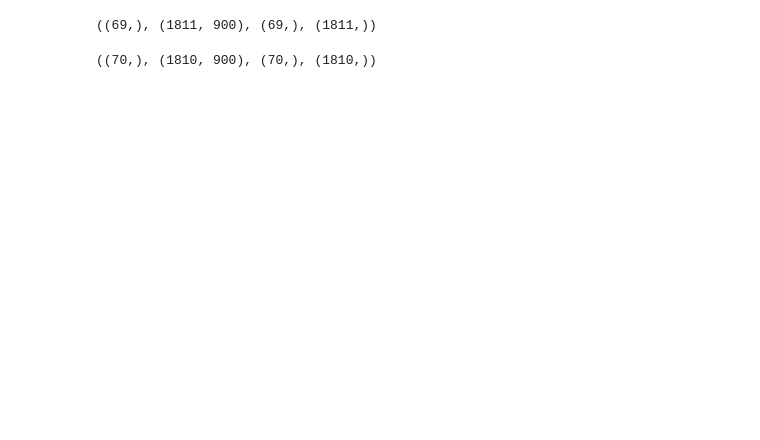
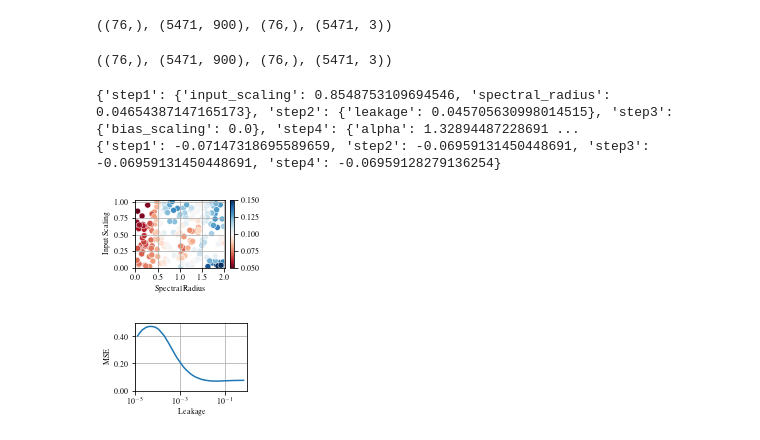
Before and after one commit to PlasmaControl/PyRCN, a Jupyter notebook: examples/Video_Door_state_Classification.ipynb, the cells around one changed output. Cells and saved outputs as stored; diff of their text form; code cells hidden in the pictures; blank space fills up the shorter version.

Commit message:
Video experiments are almost finished.

```diff
--- a/examples/Video_Door_state_Classification.ipynb
+++ b/examples/Video_Door_state_Classification.ipynb
@@ -31,7 +53,7 @@ def read_file(fname,Nfr=-1):
     N_fr=dim[0]*dim[1] # size of the input vector
     yuvfile= open(fname+'.yuv', 'rb') # Opening the video file
     door_state_file= open(fname+'.txt', 'rb') # Opening the annotation file
-    TARGET=np.zeros((T, ))
+    TARGET=np.zeros((T, 3))
     FRAMES=np.zeros((T,N_fr))
     for t in tqdm(range(T)): # for each frame
         fr2=np.zeros(N_fr)
@@ -41,13 +63,13 @@ def read_file(fname,Nfr=-1):
         # ----------------------------------
         fr2=fr2/255.0 # Normalizing the pixel values to [0,1]
         FRAMES[t,:]=fr2
-        TARGET[t] = int(door_state_file.read(1))
+        TARGET[t,int(door_state_file.read(1))] = 1 # setting the desired output class to 1
     return FRAMES, TARGET
 # %%
 try:
-    X_train, X_test, y_train, y_test = load(r"E:\RCN_CICSyN2015\Seq_video_dataset.joblib")
+    X_train, X_test, y_train, y_test = load(r"E:\RCN_CICSyN2015\Seq_video_dataset_large.joblib")
 except FileNotFoundError:
-    n_files = 1
+    n_files = 3
 
     X_total = [None] * n_files
     y_total = [None] * n_files
@@ -61,7 +83,7 @@ except FileNotFoundError:
     y_test_list = []
 
     for k in range(n_files):
-        n_sequences_total[k] = int(len(X_total[k]) / 1800)
+        n_sequences_total[k] = int(len(X_total[k]) / 5400)
         X_total[k] = np.array_split(X_total[k], n_sequences_total[k])
         y_total[k] = np.array_split(y_total[k], n_sequences_total[k])
         for m, (X, y) in enumerate(zip(X_total[k], y_total[k])):
@@ -79,18 +101,18 @@ except FileNotFoundError:
 
     for k, (X, y) in enumerate(zip(X_train_list, y_train_list)):
         X_train[k] = X.astype(float)
-        y_train[k] = y.astype(float)
+        y_train[k] = y.astype(int)
 
     for k, (X, y) in enumerate(zip(X_test_list, y_test_list)):
         X_test[k] = X.astype(float)
-        y_test[k] = y.astype(float)
+        y_test[k] = y.astype(int)
 
-    dump([X_train, X_test, y_train, y_test], r"E:\RCN_CICSyN2015\Seq_video_dataset.joblib")
+    dump([X_train, X_test, y_train, y_test], r"E:\RCN_CICSyN2015\Seq_video_dataset_large.joblib")
 # %%
 X_train.shape, X_train[0].shape, y_train.shape, y_train[0].shape
 # %% [output]
-((69,), (1811, 900), (69,), (1811,))
+((76,), (5471, 900), (76,), (5471, 3))
 # %%
 X_test.shape, X_test[0].shape, y_test.shape, y_test[0].shape
 # %% [output]
-((70,), (1810, 900), (70,), (1810,))
+((76,), (5471, 900), (76,), (5471, 3))
@@ -96,0 +175,48 @@ X_test.shape, X_test[0].shape, y_test.shape, y_test[0].shape
+# %%
+print(sequential_search.all_best_params_)
+print(sequential_search.all_best_score_)
+# %% [output]
+{'step1': {'input_scaling': 0.8548753109694546, 'spectral_radius': 0.04654387147165173}, 'step2': {'leakage': 0.045705630998014515}, 'step3': {'bias_scaling': 0.0}, 'step4': {'alpha': 1.32894487228691 ...
+{'step1': -0.07147318695589659, 'step2': -0.06959131450448691, 'step3': -0.06959131450448691, 'step4': -0.06959128279136254}
+# %%
+df = pd.DataFrame(sequential_search.all_cv_results_["step1"])
+df["mean_test_score"] = -df["mean_test_score"]
+df.mean_test_score = df.mean_test_score.clip(upper=1.5e-1)
+fig = plt.figure()
+ax = sns.scatterplot(x="param_spectral_radius", y="param_input_scaling", hue="mean_test_score", palette='RdBu', data=df)
+plt.xlabel("Spectral Radius")
+plt.ylabel("Input Scaling")
+
+norm = plt.Normalize(5e-2, 1.5e-1)
+sm = plt.cm.ScalarMappable(cmap="RdBu", norm=norm)
+sm.set_array([])
+plt.xlim((0, 2.01))
+plt.ylim((0, 1.03))
+
+# Remove the legend and add a colorbar
+ax.get_legend().remove()
+ax.figure.colorbar(sm)
+fig.set_size_inches(2, 1.25)
+ax.yaxis.set_major_locator(ticker.MaxNLocator(5))
+ax.xaxis.set_major_locator(ticker.MaxNLocator(5))
+plt.grid()
+plt.savefig('Basic_ESN_IS_SR.pdf', bbox_inches='tight', pad_inches=0)
+# %% [output]
+[figure, added]
+# %%
+df = pd.DataFrame(sequential_search.all_cv_results_["step2"])
+df["mean_test_score"] = -df["mean_test_score"]
+fig = plt.figure()
+fig.set_size_inches(2, 1.25)
+ax = sns.lineplot(data=df, x="param_leakage", y="mean_test_score")
+ax.set_xscale('log')
+plt.xlabel("Leakage")
+plt.ylabel("MSE")
+plt.xlim((1e-5, 1e0))
+plt.ylim((0.0, 0.5))
+# ax.xaxis.set_major_locator(ticker.MaxNLocator(10))
+ax.yaxis.set_major_formatter(ticker.FormatStrFormatter('%.2f'))
+plt.grid()
+plt.savefig('Basic_ESN_LR.pdf', bbox_inches='tight', pad_inches=0)
+# %% [output]
+[figure, added]
```
Also changed, not shown: parts of 18 cells of this notebook, 2 other files.
